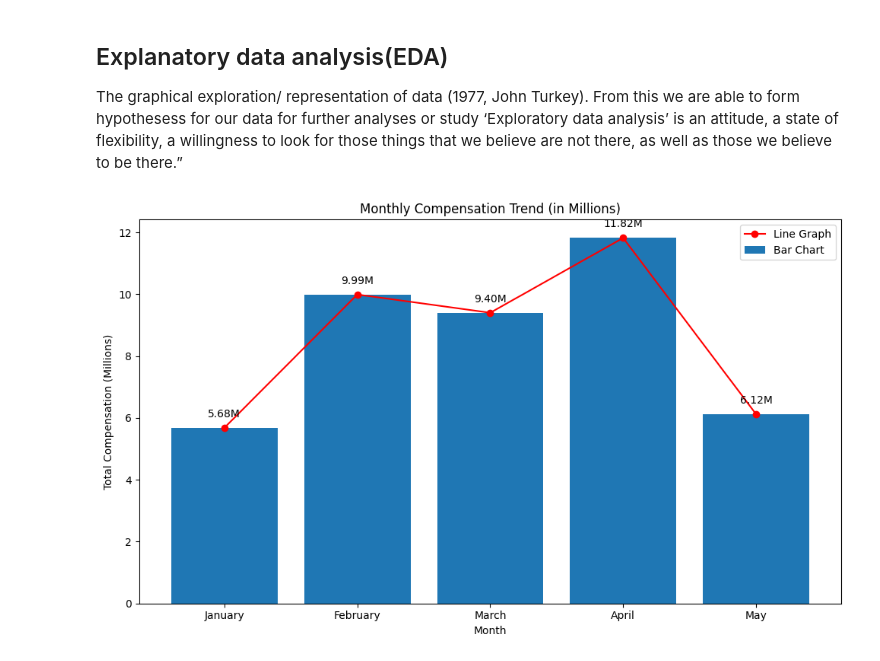
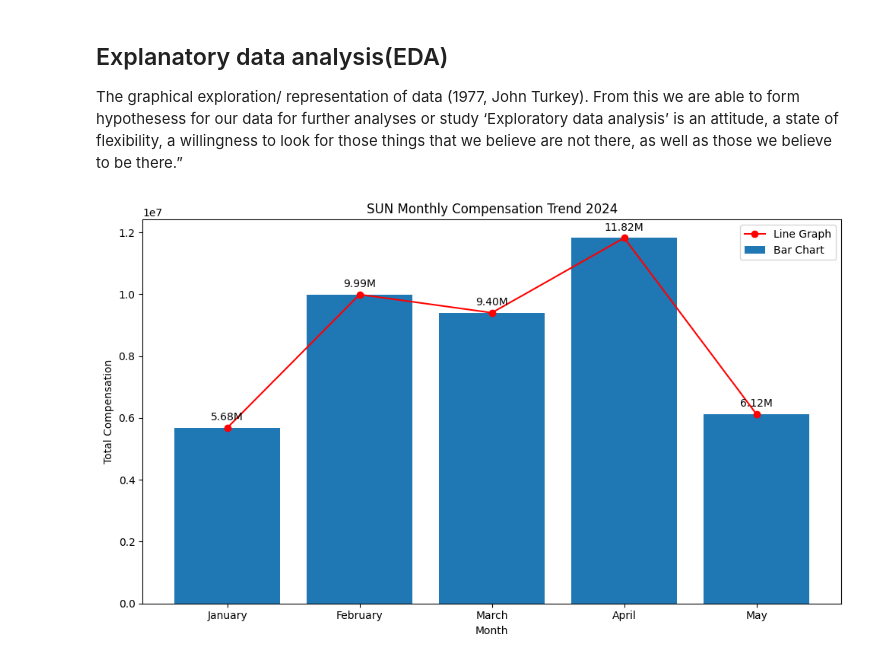
Before and after one commit to stevejj4/Data-Cleaning, a Jupyter notebook: SUN_Report.ipynb, the cells around one changed output. Drawn from its saved outputs; the diff is of its cells as text; code cells hidden in the pictures.

Commit message:
Changing the title

```diff
--- a/SUN_Report.ipynb
+++ b/SUN_Report.ipynb
@@ -126,39 +113,36 @@ The graphical exploration/ representation of data (1977, John Turkey). From this
 # %%
 import matplotlib.pyplot as plt
 
 # Group the data by month and calculate the total compensation for each month
 monthly_compensation = df.groupby('Month')['Compensation'].sum()
 
 # Ensure months are in the correct order (January to May)
 month_order = ['January', 'February', 'March', 'April', 'May']
 monthly_compensation = monthly_compensation.reindex(month_order)
 
-# Convert compensation to millions
-monthly_compensation_millions = monthly_compensation / 1_000_000
-
 # Create a figure and axes
 fig, ax = plt.subplots(figsize=(10, 6))
 
 # Plot the bar chart
-ax.bar(monthly_compensation_millions.index, monthly_compensation_millions.values, label='Bar Chart')
+ax.bar(monthly_compensation.index, monthly_compensation.values, label='Bar Chart')
 
 # Plot the line graph
-ax.plot(monthly_compensation_millions.index, monthly_compensation_millions.values, marker='o', color='red', label='Line Graph')
+ax.plot(monthly_compensation.index, monthly_compensation.values, marker='o', color='red', label='Line Graph')
 
 # Set the title and labels
-ax.set_title('Monthly Compensation Trend (in Millions)')
+ax.set_title('SUN Monthly Compensation Trend 2024')
 ax.set_xlabel('Month')
-ax.set_ylabel('Total Compensation (Millions)')
+ax.set_ylabel('Total Compensation')
 
 # Add labels above each bar/point with 'M' to indicate millions
-for x, y in zip(monthly_compensation_millions.index, monthly_compensation_millions.values):
-    ax.annotate(f'{y:.2f}M', (x, y), textcoords="offset points", xytext=(0,10), ha='center')
+for x, y in zip(monthly_compensation.index, monthly_compensation.values):
+    ax.annotate(f'{y/1_000_000:.2f}M', (x, y), textcoords="offset points", xytext=(0,7), ha='center')
 
 # Add a legend
 ax.legend()
 
 # Show the plot
 plt.tight_layout()
 plt.show()
 # %% [output]
-[figure, old version]
+[figure, new version]
```
Also changed, not shown: parts of 1 cell of this notebook.
